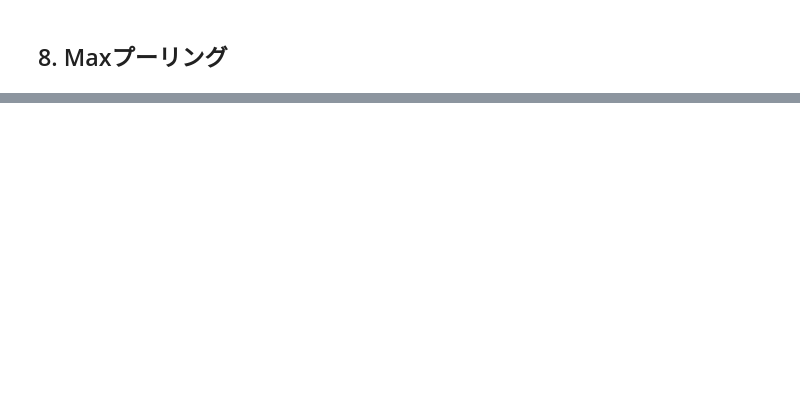
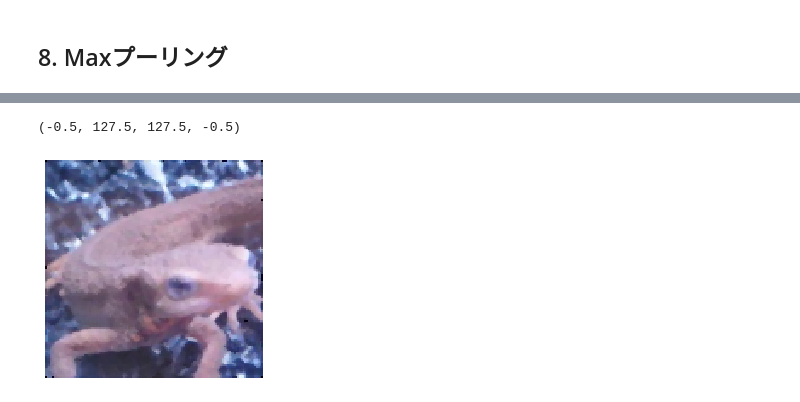
Before and after one commit to lexikodicsho/Gasyori100knock, a Jupyter notebook: Question_01_10/myanswers.ipynb, the cells around one changed output, grey strips where cells are left out. Drawn from its saved outputs; the diff is of its cells as text; code cells hidden in the pictures; blank space fills up the shorter version.

```diff
--- a/Question_01_10/myanswers.ipynb
+++ b/Question_01_10/myanswers.ipynb
@@ -173,0 +242,19 @@ plt.colorbar()
+# %%
+K_size = 3
+pad = K_size // 2
+# %%
+denoised = np.pad(noise, ((pad,pad), (pad,pad), (0,0)))
+tmp = denoised.copy()
+# %%
+for x in range(noise.shape[0]):
+    for y in range(noise.shape[1]):
+        for c in range(noise.shape[2]):
+            denoised[x+pad,y+pad,c] = np.median(tmp[x:x+K_size,y:y+K_size,c])
+
+denoised = denoised[pad:-pad,pad:-pad].astype(np.uint8)
+# %%
+plt.imshow(denoised[:,:,::-1])
+plt.axis("off")
+# %% [output]
+(-0.5, 127.5, 127.5, -0.5)
+[figure, added]
```
Also changed, not shown: parts of 14 cells of this notebook.
